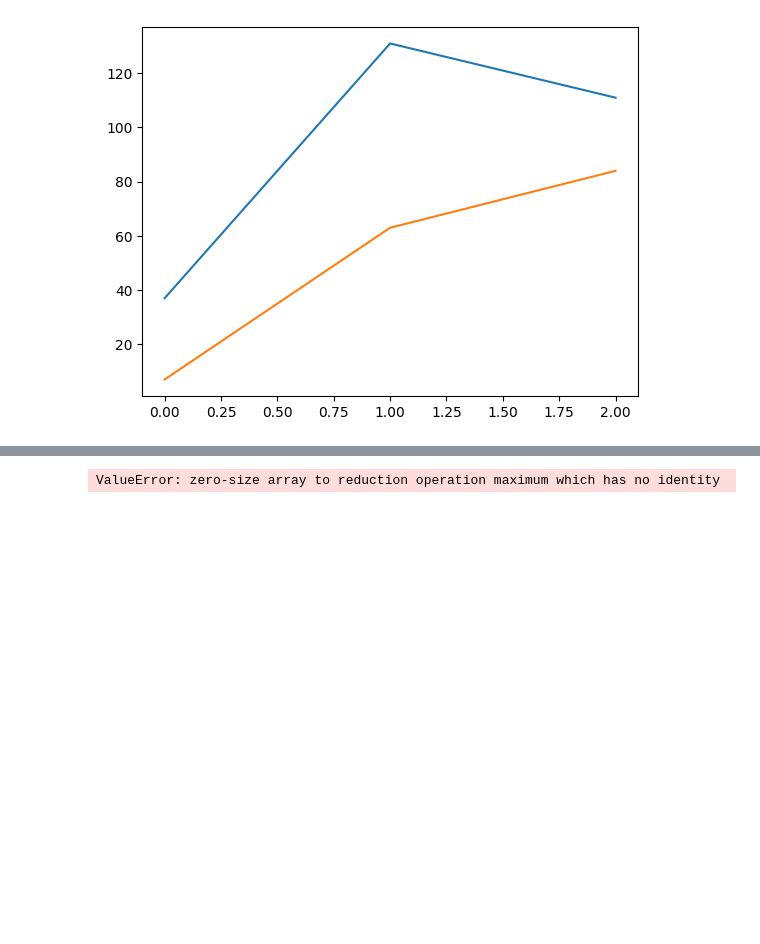
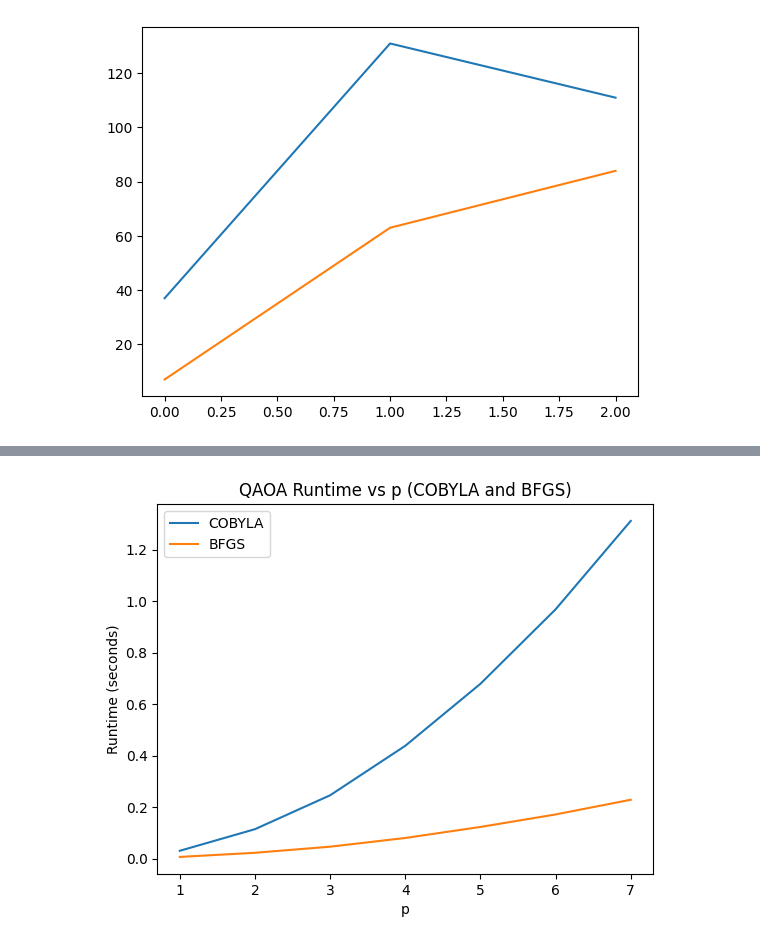
Before and after one commit to nkohen/QOKit, a Jupyter notebook: grips/classical_optimizer.ipynb, the cells around one changed output, grey strips where cells are left out. Saved outputs shown, nothing was run; the diff lists cells and outputs as text; code cells hidden in the pictures; blank space fills up the shorter version.

Commit message:
I'm trying to implement showing graphs for necessary experiments.

```diff
--- a/grips/classical_optimizer.ipynb
+++ b/grips/classical_optimizer.ipynb
@@ -69,38 +69,38 @@ plt.show() #表示
 # %%
 N = int(input('N = '))
 p_max = int(input('p = '))
 ising_model = np.array([])  # Replace with your actual Ising model
 '''
 ising_model = np.array([]) は、空の NumPy 配列を作成しています。
 これは、Ising モデルの項を格納するためのプレースホルダーとして使用されています。
 実際には、Ising モデルの具体的な項（スピン相互作用と外部磁場の項など）を格納する
 ための配列を定義する必要があります。
 '''
 optimizer_method1 = "COBYLA"
 optimizer_method2 = "BFGS"
-optimizer_options = {"rhobeg": 0.01 / N}
+#optimizer_options = {"rhobeg": 0.01 / N}
 mixer = "x"
 
 # Initialize gamma and beta with some values
 p_values = []
-for n in range(p_max):
-    p_values.append(n)
+for p in range(1,p_max+1):
+    p_values.append(p)
 runtimes1 = []
 runtimes2 = []
 
 for p in p_values:
     init_gamma = np.random.rand(p)
     init_beta = np.random.rand(p)
-    runtimes1.append(QAOA_run(ising_model, N, n, init_gamma, init_beta, optimizer_method1, optimizer_options, mixer)["runtime"])
-    runtimes2.append(QAOA_run(ising_model, N, n, init_gamma, init_beta, optimizer_method2)["runtime"])
+    runtimes1.append(QAOA_run(ising_model, N, p, init_gamma, init_beta, optimizer_method1)["runtime"])
+    runtimes2.append(QAOA_run(ising_model, N, p, init_gamma, init_beta, optimizer_method2)["runtime"])
 
 # Plotting p vs runtime
 plt.plot(p_values, runtimes1, label="COBYLA")
-#plt.plot(p_values, runtimes2, label="BFGS")
+plt.plot(p_values, runtimes2, label="BFGS")
 plt.xlabel('p')
 plt.ylabel('Runtime (seconds)')
-plt.title('QAOA Runtime vs. p for '+optimizer_method1+" and "+optimizer_method2)
+plt.title('QAOA Runtime vs p (COBYLA and BFGS)')
 plt.legend()
 plt.show()
 # %% [output]
-ValueError: zero-size array to reduction operation maximum which has no identity
+[figure, added]
```
Also changed, not shown: parts of 4 cells of this notebook.
